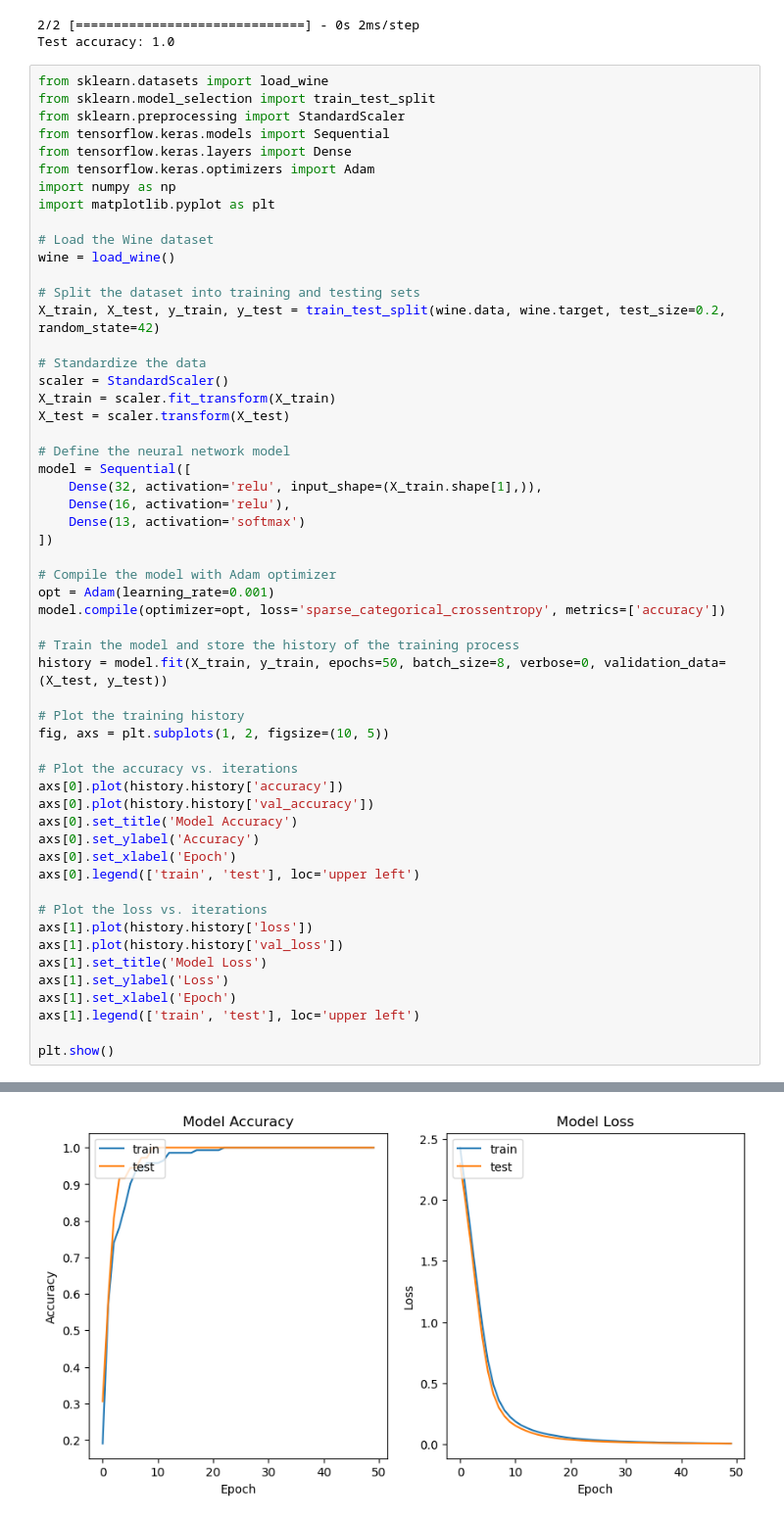
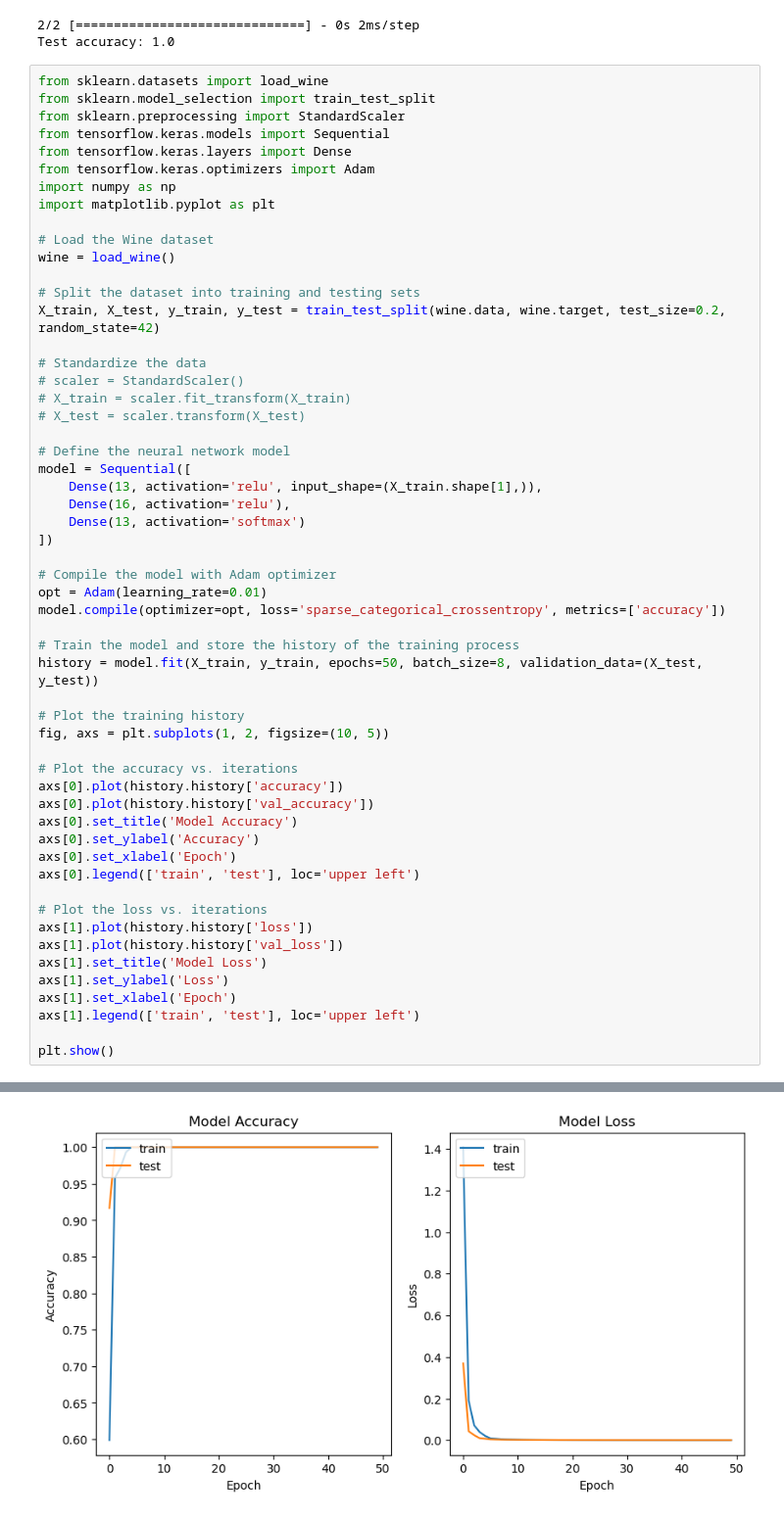
Before and after one commit to KelvinTr/AI-Homework-3, a Jupyter notebook: test.ipynb, the cells around one changed output, grey strips where cells are left out. Shown: that part at 98% size. Saved outputs shown, nothing was run; the diff lists cells and outputs as text.

```diff
--- a/test.ipynb
+++ b/test.ipynb
@@ -54,23 +54,23 @@ wine = load_wine()
 X_train, X_test, y_train, y_test = train_test_split(wine.data, wine.target, test_size=0.2, random_state=42)
 
 # Standardize the data
-scaler = StandardScaler()
-X_train = scaler.fit_transform(X_train)
-X_test = scaler.transform(X_test)
+# scaler = StandardScaler()
+# X_train = scaler.fit_transform(X_train)
+# X_test = scaler.transform(X_test)
 
 # Define the neural network model
 model = Sequential([
-    Dense(32, activation='relu', input_shape=(X_train.shape[1],)),
+    Dense(13, activation='relu', input_shape=(X_train.shape[1],)),
     Dense(16, activation='relu'),
     Dense(13, activation='softmax')
 ])
 
 # Compile the model with Adam optimizer
-opt = Adam(learning_rate=0.001)
+opt = Adam(learning_rate=0.01)
 model.compile(optimizer=opt, loss='sparse_categorical_crossentropy', metrics=['accuracy'])
 
 # Train the model and store the history of the training process
-history = model.fit(X_train, y_train, epochs=50, batch_size=8, verbose=0, validation_data=(X_test, y_test))
+history = model.fit(X_train, y_train, epochs=50, batch_size=8, validation_data=(X_test, y_test))
 
 # Plot the training history
 fig, axs = plt.subplots(1, 2, figsize=(10, 5))
@@ -96 +113 @@ plt.show()
-[figure, old version]
+[figure, new version]
```
Also changed, not shown: parts of 1 cell of this notebook, 2 other files.
